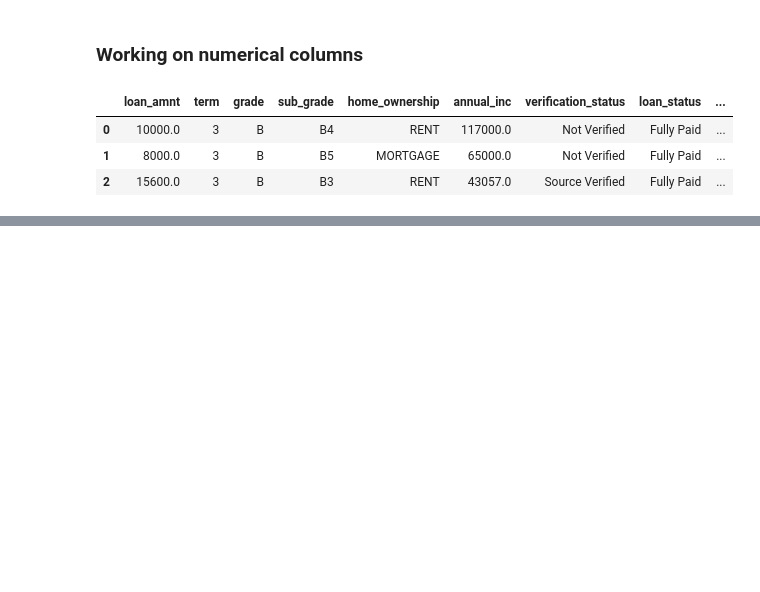
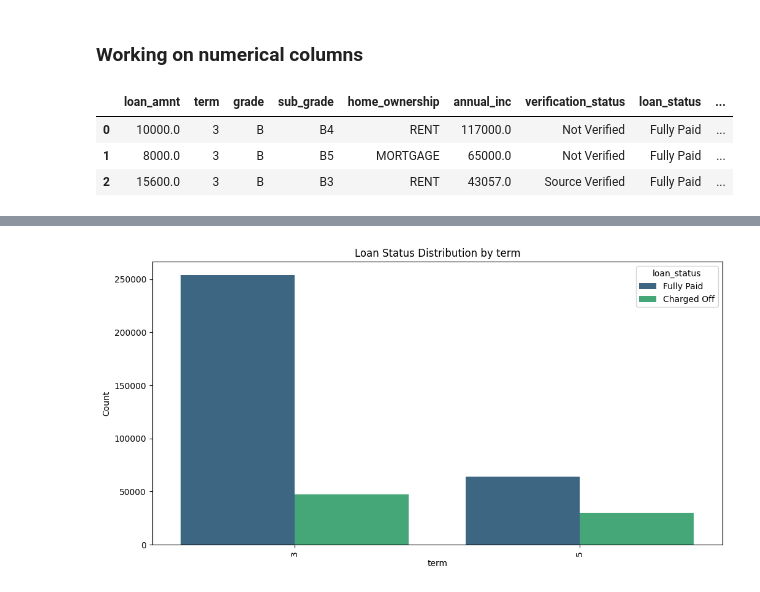
Before and after one commit to Vipulbhansali/CreditLine-Decision-Engine-Using-Amazon-Sagemaker, a Jupyter notebook: model notebook/eda_model_building.ipynb, the cells around one changed output, grey strips where cells are left out. Saved outputs shown, nothing was run; the diff lists cells and outputs as text; code cells hidden in the pictures; blank space fills up the shorter version.

```diff
--- a/model notebook/eda_model_building.ipynb
+++ b/model notebook/eda_model_building.ipynb
@@ -272,0 +365,10 @@ df.head(3)
+# %%
+plt.figure(figsize=(12, 6))
+sns.countplot(data=df, x='term', hue='loan_status', palette='viridis')
+plt.xticks(rotation=90)
+plt.title('Loan Status Distribution by term')
+plt.xlabel('term')
+plt.ylabel('Count')
+plt.show()
+# %% [output]
+[figure, added]
```
Also changed, not shown: parts of 21 cells of this notebook.
